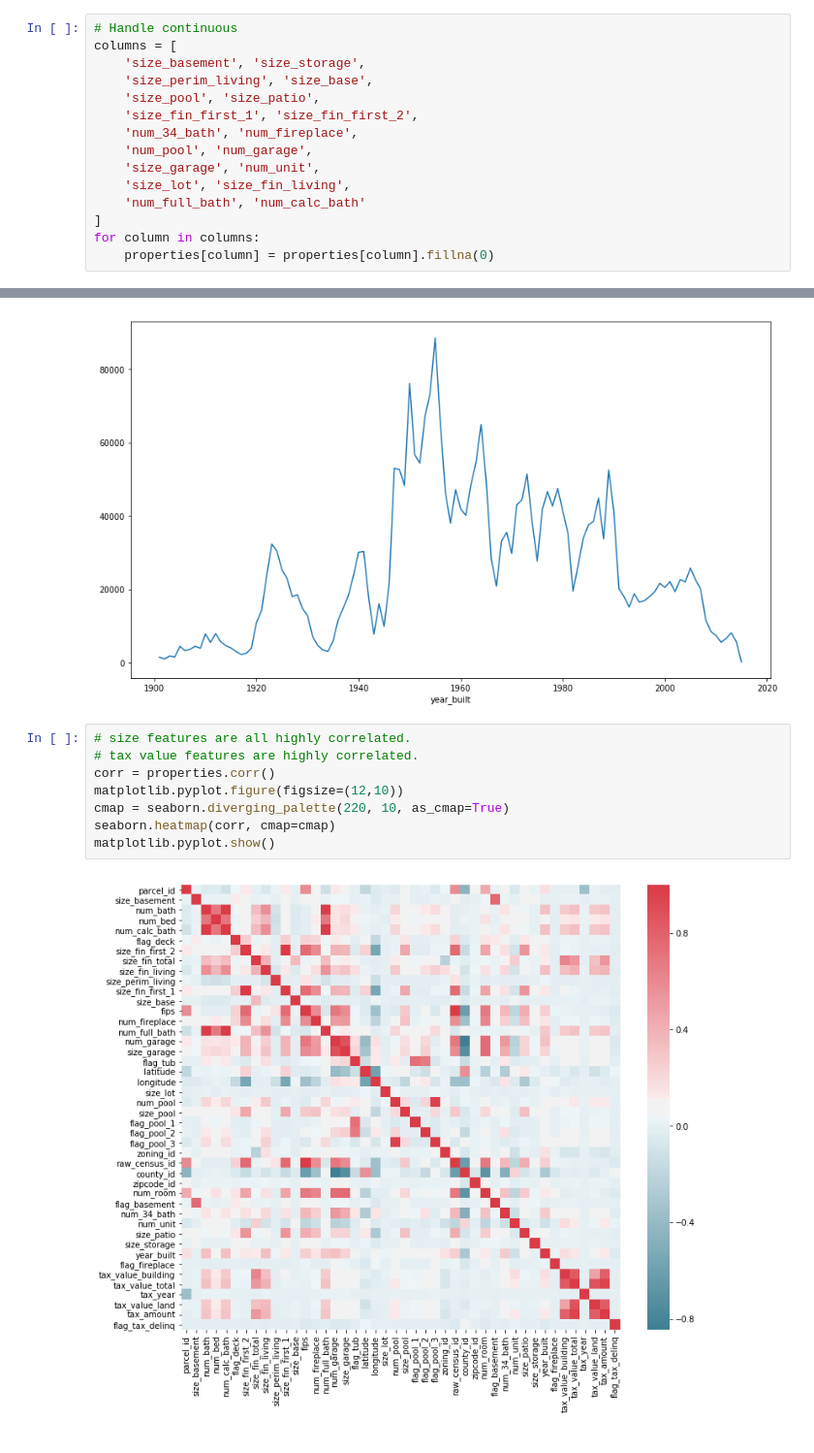
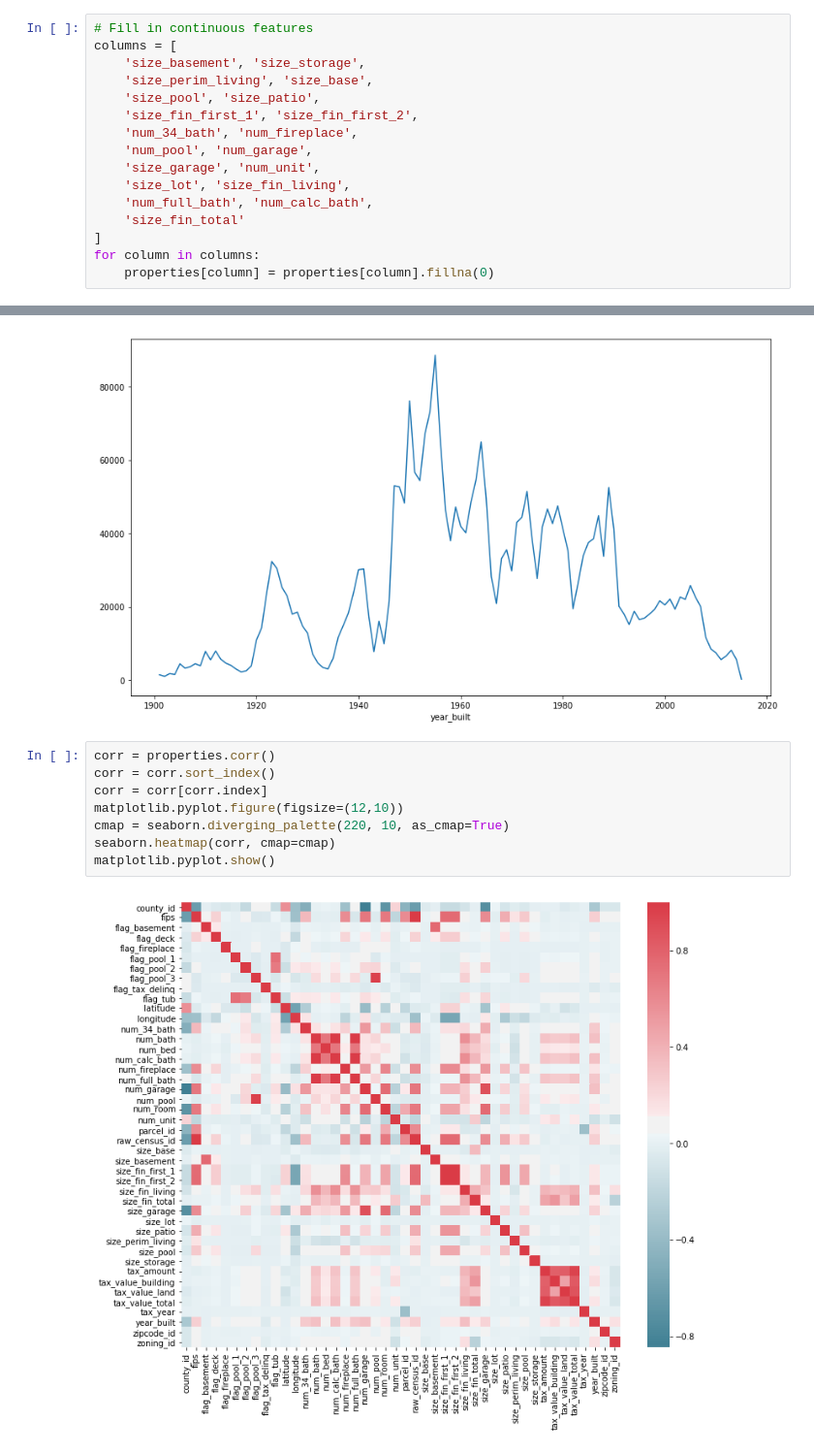
Before and after one commit to samuelluo/kaggle-zillow, a Jupyter notebook: explore_properties.ipynb, the cells around one changed output, grey strips where cells are left out. Shown at 97% size. Cells and saved outputs as stored; diff of their text form.

```diff
--- a/explore_properties.ipynb
+++ b/explore_properties.ipynb
@@ -200,7 +184,7 @@ columns = [
 for column in columns:
     properties[column] = properties[column].apply(lambda x: 0 if pandas.isnull(x) else 1)
 # %%
-# Handle continuous
+# Fill in continuous features
 columns = [
     'size_basement', 'size_storage',
     'size_perim_living', 'size_base',
@@ -210,7 +194,8 @@ columns = [
     'num_pool', 'num_garage',
     'size_garage', 'num_unit',
     'size_lot', 'size_fin_living',
-    'num_full_bath', 'num_calc_bath'
+    'num_full_bath', 'num_calc_bath',
+    'size_fin_total'
 ]
 for column in columns:
     properties[column] = properties[column].fillna(0)
@@ -249,15 +237,15 @@ matplotlib.pyplot.show()
 # %% [output]
 [figure]
 # %%
-# size features are all highly correlated.
-# tax value features are highly correlated.
 corr = properties.corr()
+corr = corr.sort_index()
+corr = corr[corr.index]
 matplotlib.pyplot.figure(figsize=(12,10))
 cmap = seaborn.diverging_palette(220, 10, as_cmap=True)
 seaborn.heatmap(corr, cmap=cmap)
 matplotlib.pyplot.show()
 # %% [output]
-[figure, old version]
+[figure, new version]
 # %%
 # TODO: anything surprising here?
 high_corr = corr.unstack()
```
Also changed, not shown: parts of 11 cells of this notebook.
